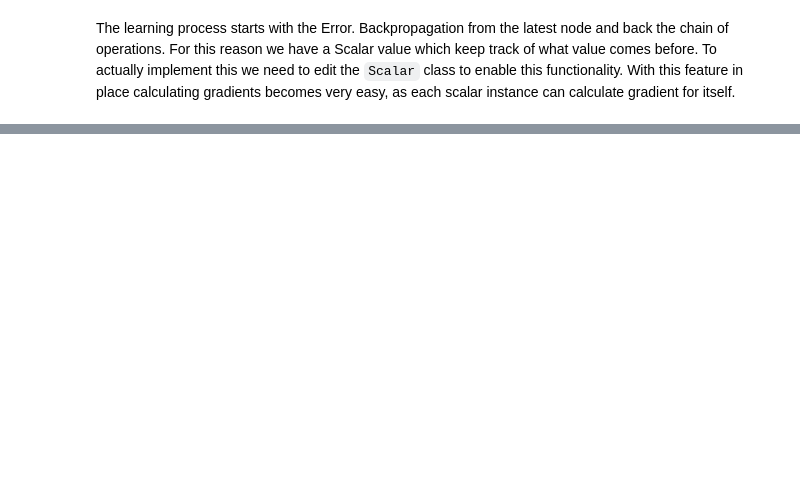
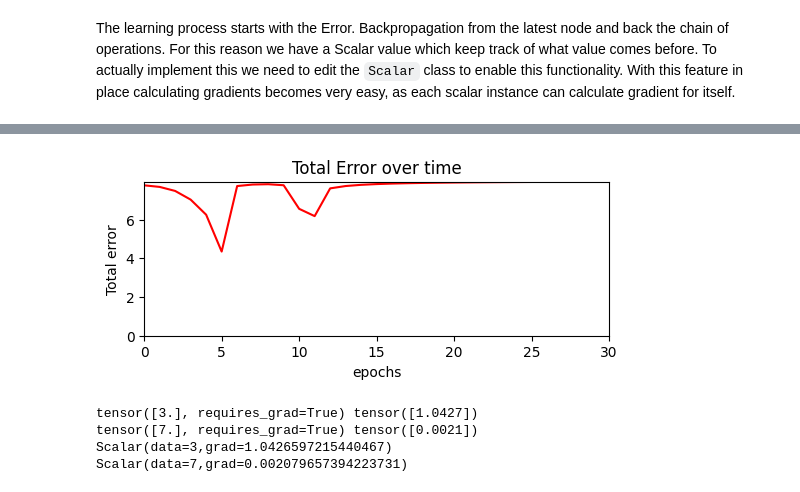
Before and after one commit to kturaevv/papers, a Jupyter notebook: learning_representations_by_backpropagating_errors/notes.ipynb, the cells around one changed output, grey strips where cells are left out. Saved outputs shown, nothing was run; the diff lists cells and outputs as text; code cells hidden in the pictures; blank space fills up the shorter version.

```diff
--- a/learning_representations_by_backpropagating_errors/notes.ipynb
+++ b/learning_representations_by_backpropagating_errors/notes.ipynb
@@ -222,7 +218,7 @@ def print_result(inp, out, exp, err):
 # %% [markdown]
 The goal of an error is to calculate the difference between output and expected value. This error will dictate how much the weights should be updated and kick off the backpropagation process. This is also an indicator of the model efficiency:
 # %%
-preds = [mlp([i]).pop() for i in x]
-total_error = sum([(y_true - y_pred) ** 2 for y_true, y_pred in zip(y, preds)])
+preds = [MLP([i]).pop() for i in X]
+total_error = sum([(y_true - y_pred) ** 2 for y_true, y_pred in zip(Y, preds)])
 print("Total Error: ", total_error)
 # %% [output]
@@ -414,0 +445,48 @@ Gradient for c: None
+# %%
+# Error plot
+fig, ax = plt.subplots(figsize=(6, 2))
+ax.set_xlim(0, len(total_error_data))
+ax.set_ylim(0, max(total_error_data))
+ax.set_xlabel("epochs")
+ax.set_ylabel("Total error")
+ax.set_title("Total Error over time")
+err_line, = ax.plot(total_error_data, label='Total error', color='red')
+# %% [output]
+[figure, added]
+# %%
+def check_autograd():
+    from torch import Tensor
+
+    a = Tensor([3])
+    b = Tensor([7])
+    c = Tensor([9])
+    d = Tensor([1])
+
+    a.requires_grad = True
+    b.requires_grad = True
+    c.requires_grad = True
+    d.requires_grad = True
+
+    d = a ** 1.02 + b.sigmoid() * c / 3 * d.tanh()
+    d.backward()
+
+    print(a, a.grad)
+    print(b, b.grad)
+
+    a = Scalar(3)
+    b = Scalar(7)
+    c = Scalar(9)
+    d = Scalar(1)
+
+    e = a ** 1.02 + b.sigmoid()* c / 3 * d.tanh()
+    e.backward()
+
+    print(a)
+    print(b)
+
+check_autograd()
+# %% [output]
+tensor([3.], requires_grad=True) tensor([1.0427])
+tensor([7.], requires_grad=True) tensor([0.0021])
+Scalar(data=3,grad=1.0426597215440467)
+Scalar(data=7,grad=0.002079657394223731)
```
Also changed, not shown: parts of 7 cells of this notebook, 1 other file.
